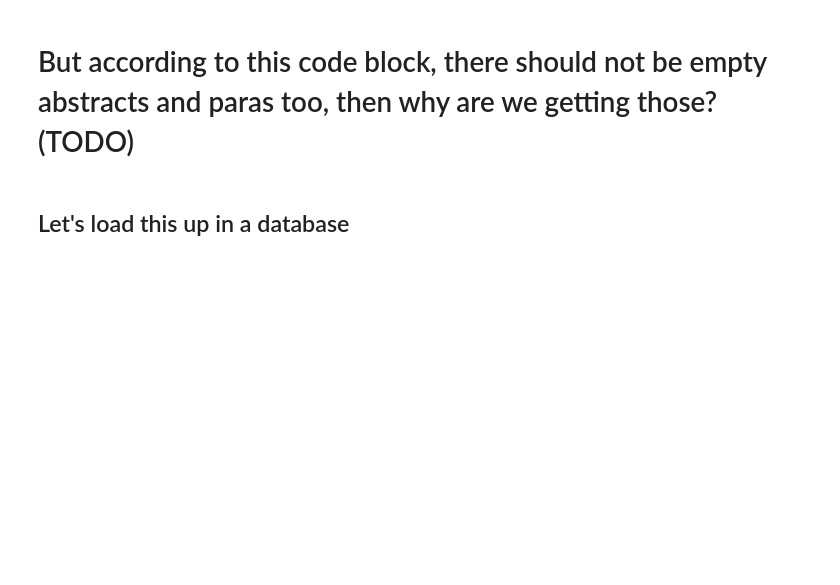
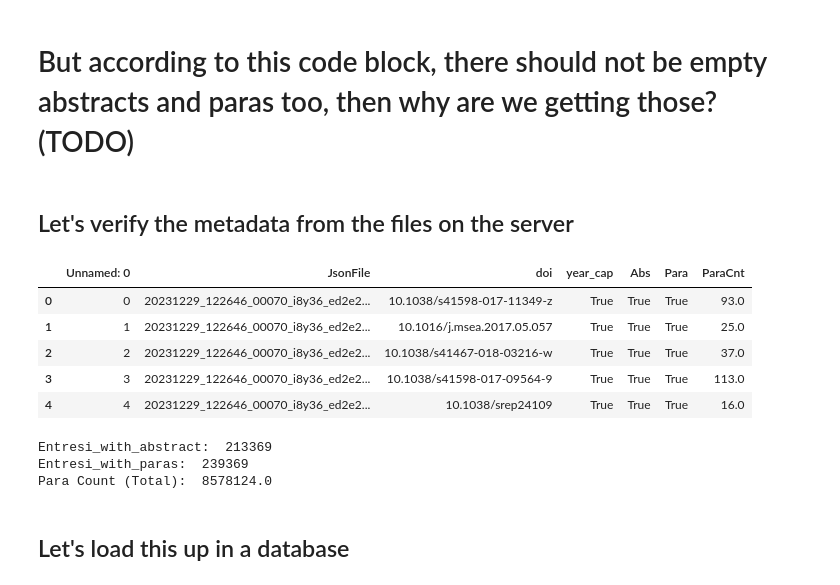
Before and after one commit to Stark16/Hypothesis_Generation_Active_Learning, a Jupyter notebook: dataset_scripts/dataset_analysis.ipynb, the cells around one changed output. Saved outputs shown, nothing was run; the diff lists cells and outputs as text; code cells hidden in the pictures; blank space fills up the shorter version.

```diff
--- a/dataset_scripts/dataset_analysis.ipynb
+++ b/dataset_scripts/dataset_analysis.ipynb
@@ -218,6 +218,32 @@ Total number of papers with neither abstract nor paragraphs (meaning having no f
 ![image.png](attachment:image.png)
 # %% [markdown]
 # But according to this code block, there should not be empty abstracts and paras too, then why are we getting those? (TODO)
+# %% [markdown]
+## Let's verify the metadata from the files on the server
+# %%
+path_created_df = r"D:\College\Research\Prof_jamshid\Hypothesis_Generation_Active_Learning\dataset_scripts\2024_DatasetMetadata.csv"
+DF_aiscalar_metadata = pd.read_csv(path_created_df, sep='\t')
+DF_aiscalar_metadata.head()
+# print(DF_aiscalar_metadata.columns.to_list())
+# %% [output]
+|  | Unnamed: 0 | JsonFile | doi | year_cap | Abs | Para | ParaCnt |
+| 0 | 0 | 20231229_122646_00070_i8y36_ed2e2... | 10.1038/s41598-017-11349-z | True | True | True | 93.0 |
+| 1 | 1 | 20231229_122646_00070_i8y36_ed2e2... | 10.1016/j.msea.2017.05.057 | True | True | True | 25.0 |
+| 2 | 2 | 20231229_122646_00070_i8y36_ed2e2... | 10.1038/s41467-018-03216-w | True | True | True | 37.0 |
+| 3 | 3 | 20231229_122646_00070_i8y36_ed2e2... | 10.1038/s41598-017-09564-9 | True | True | True | 113.0 |
+| 4 | 4 | 20231229_122646_00070_i8y36_ed2e2... | 10.1038/srep24109 | True | True | True | 16.0 |
+# %%
+with_abs = (DF_aiscalar_metadata['Abs'] == True).sum()
+print('Entresi_with_abstract: ', with_abs)
+
+with_paras = (DF_aiscalar_metadata['Para'] == True).sum()
+print('Entresi_with_paras: ', with_paras)
+
+print('Para Count (Total): ', DF_aiscalar_metadata['ParaCnt'].sum())
+# %% [output]
+Entresi_with_abstract:  213369
+Entresi_with_paras:  239369
+Para Count (Total):  8578124.0
 # %% [markdown]
 ## Let's load this up in a database
 # %%
```
